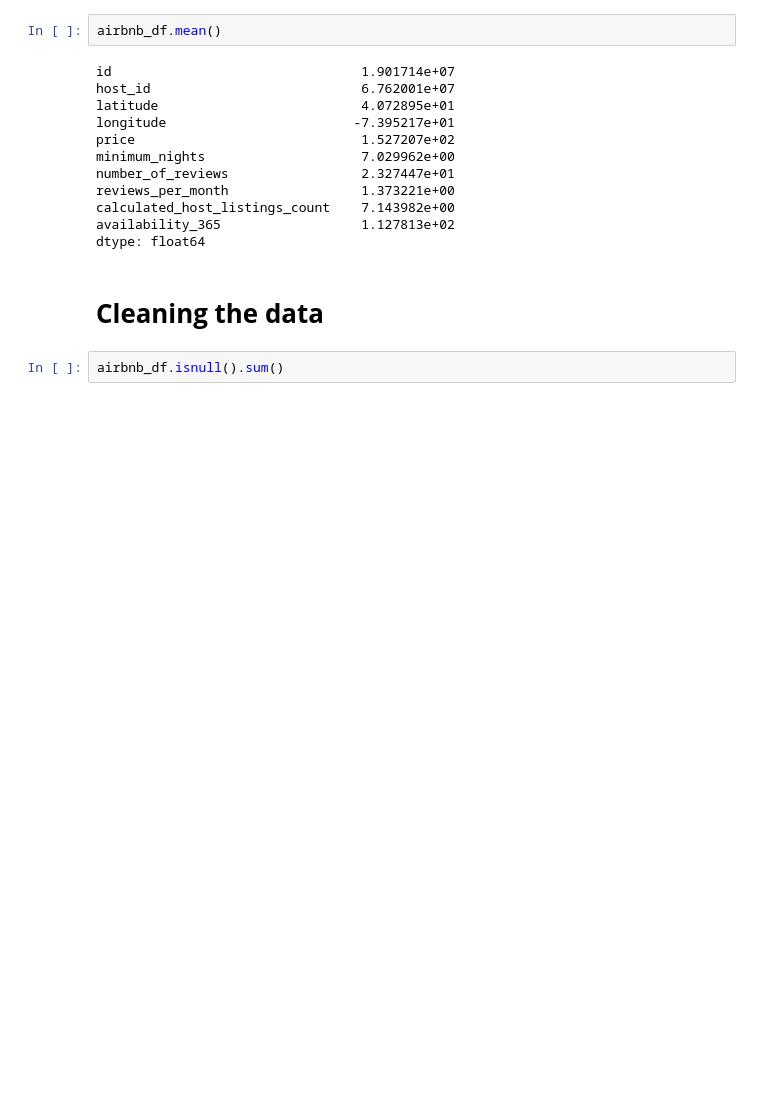
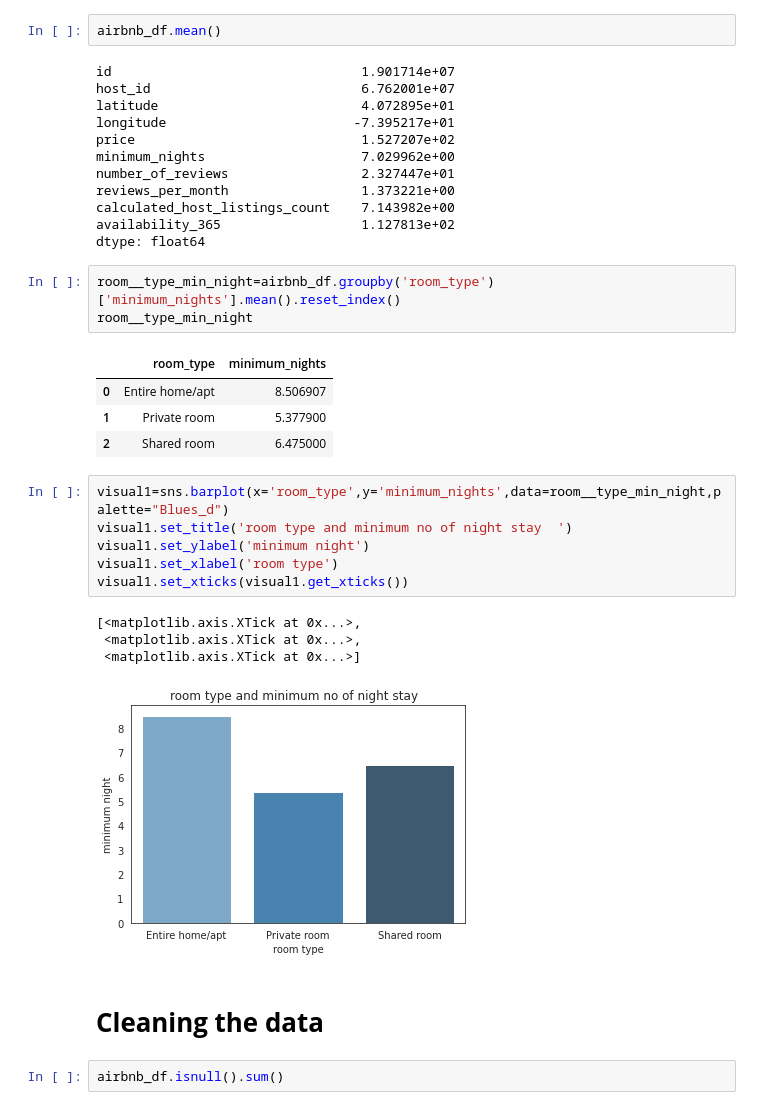
Before and after one commit to Creatrohit9/AIRBNB-PROJECT-1-CAPSTON, a Jupyter notebook: MD1WK4ROHIT_Airbnb_Bookings_Analysis_Capstone_Project.ipynb, the cells around one changed output. Drawn from its saved outputs; the diff is of its cells as text; blank space fills up the shorter version.

Commit message:
Commit for visual0 for room type per min night

```diff
--- a/MD1WK4ROHIT_Airbnb_Bookings_Analysis_Capstone_Project.ipynb
+++ b/MD1WK4ROHIT_Airbnb_Bookings_Analysis_Capstone_Project.ipynb
@@ -193,6 +178,25 @@ reviews_per_month                 1.373221e+00
 calculated_host_listings_count    7.143982e+00
 availability_365                  1.127813e+02
 dtype: float64
+# %%
+room__type_min_night=airbnb_df.groupby('room_type')['minimum_nights'].mean().reset_index()
+room__type_min_night
+# %% [output]
+|  | room_type | minimum_nights |
+| 0 | Entire home/apt | 8.506907 |
+| 1 | Private room | 5.377900 |
+| 2 | Shared room | 6.475000 |
+# %%
+visual1=sns.barplot(x='room_type',y='minimum_nights',data=room__type_min_night,palette="Blues_d")
+visual1.set_title('room type and minimum no of night stay  ')
+visual1.set_ylabel('minimum night')
+visual1.set_xlabel('room type')
+visual1.set_xticks(visual1.get_xticks())
+# %% [output]
+[<matplotlib.axis.XTick at 0x...>,
+ <matplotlib.axis.XTick at 0x...>,
+ <matplotlib.axis.XTick at 0x...>]
+[figure, added]
 # %% [markdown]
 # **Cleaning the data**
 # %%
```
Also changed, not shown: parts of 26 cells of this notebook.
